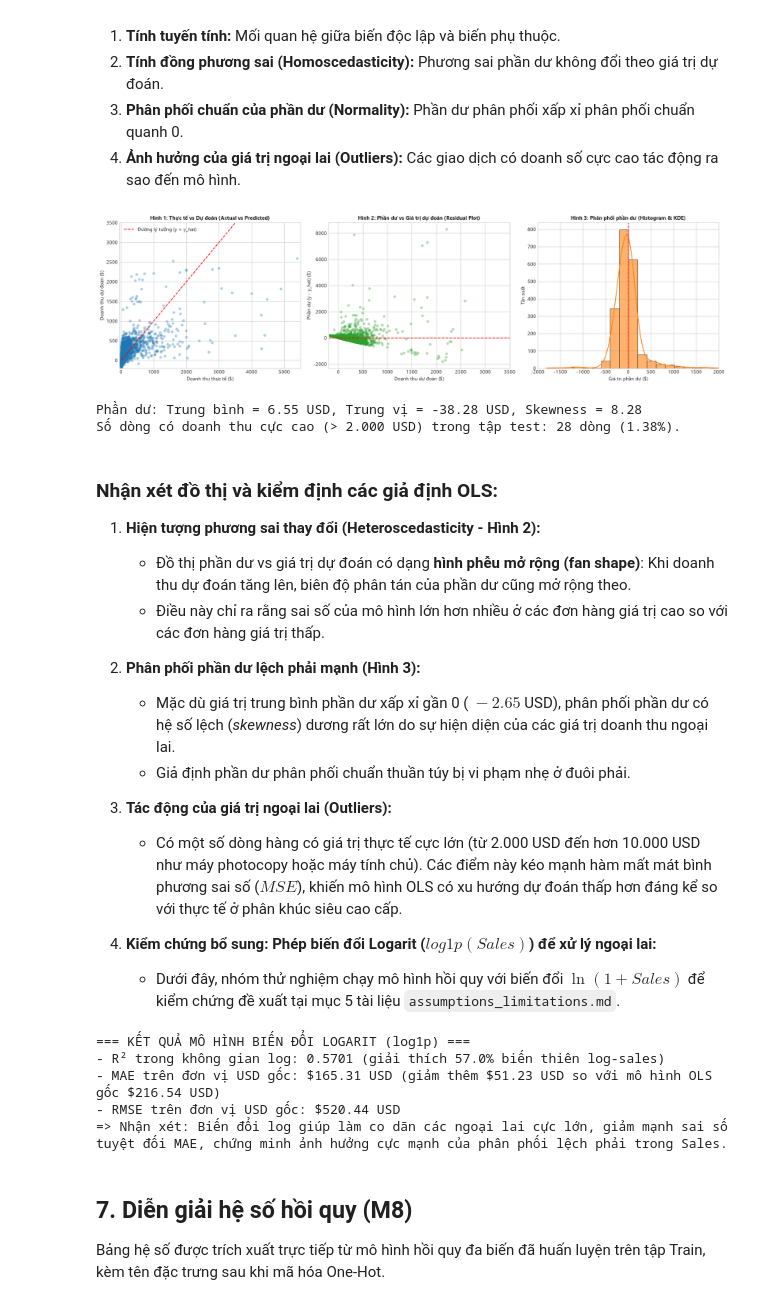
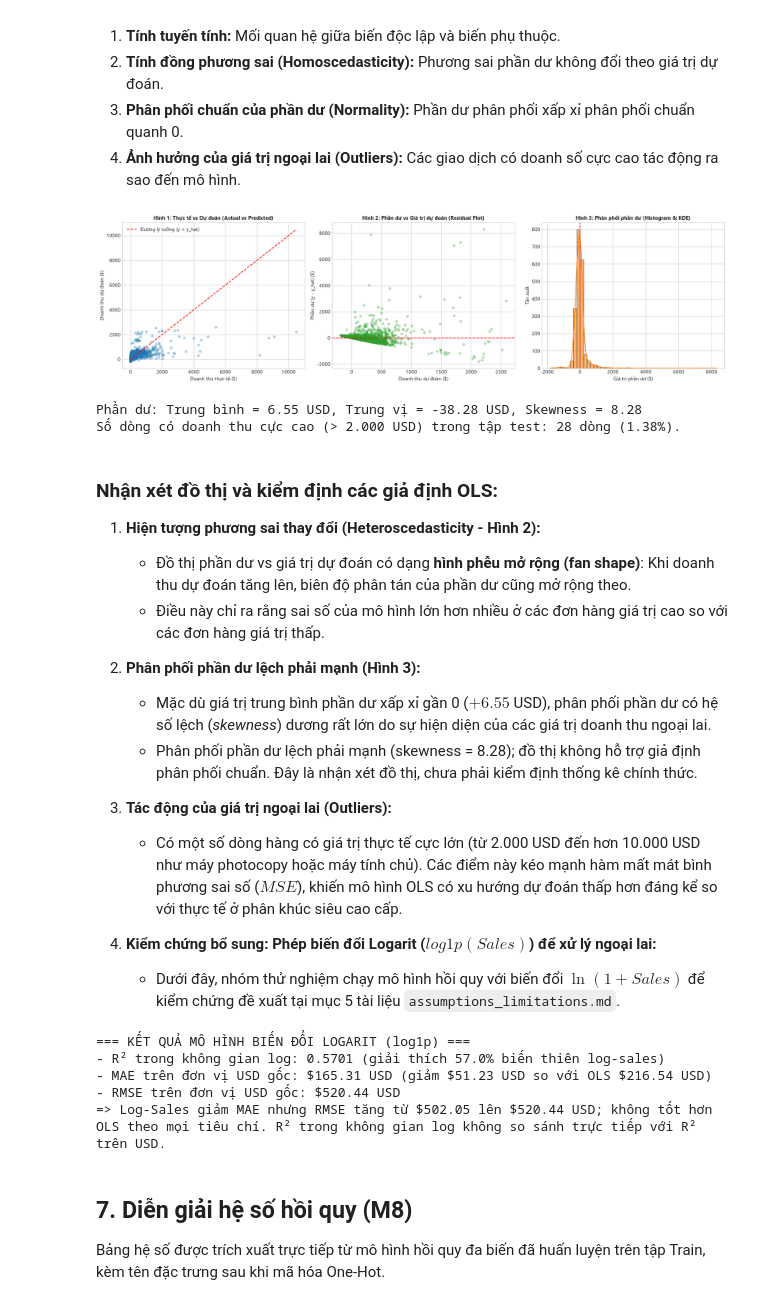
Before and after one commit to minhhoangb/retail-sales-intelligence, a Jupyter notebook: notebook/02_linear_regression.ipynb, the cells around one changed output. Cells and saved outputs as stored; diff of their text form; code cells hidden in the pictures.

```diff
--- a/notebook/02_linear_regression.ipynb
+++ b/notebook/02_linear_regression.ipynb
@@ -40,7 +40,7 @@ CLEAN_PATH = ROOT / "data_cleaned" / "superstore_clean.csv"
 if not CLEAN_PATH.exists():
     raise FileNotFoundError(f"Chưa tìm thấy {CLEAN_PATH}. Hãy hoàn thành notebook 01 trước.")
 
-df = pd.read_csv(CLEAN_PATH, encoding="utf-8-sig")
+df = pd.read_csv(CLEAN_PATH, encoding="utf-8-sig", dtype={"Postal Code": str})
 print(f"Đã nạp dữ liệu sạch thành công: {df.shape[0]:,} dòng × {df.shape[1]} cột.")
 
 # Chuyển đổi cột ngày và trích xuất năm, tháng phục vụ phân tích xu hướng thời gian
@@ -244,39 +244,35 @@ fig, axes = plt.subplots(1, 3, figsize=(18, 5))
 # Biểu đồ 1: Thực tế vs Dự đoán
 axes[0].scatter(y_test, y_pred_multi, alpha=0.35, color="#1f77b4", edgecolors="none", s=30)
 max_val = max(y_test.max(), y_pred_multi.max())
-axes[0].plot([0, 5000], [0, 5000], "r--", linewidth=1.5, label="Đường lý tưởng (y = y_hat)")
-axes[0].set_xlim(-50, 5500)
-axes[0].set_ylim(-200, 3500)
+axes[0].plot([0, max_val], [0, max_val], "r--", linewidth=1.5, label="Đường lý tưởng (y = y_hat)")
 axes[0].set_title("Hình 1: Thực tế vs Dự đoán (Actual vs Predicted)", fontsize=11, fontweight="bold")
 axes[0].set_xlabel("Doanh thu thực tế ($)", fontsize=10)
 axes[0].set_ylabel("Doanh thu dự đoán ($)", fontsize=10)
 axes[0].legend(loc="upper left")
 
 # Biểu đồ 2: Phần dư vs Giá trị dự đoán (Kiểm tra Heteroscedasticity)
 axes[1].scatter(y_pred_multi, residuals, alpha=0.35, color="#2ca02c", edgecolors="none", s=30)
 axes[1].axhline(0, color="red", linestyle="--", linewidth=1.5)
 axes[1].set_title("Hình 2: Phần dư vs Giá trị dự đoán (Residual Plot)", fontsize=11, fontweight="bold")
 axes[1].set_xlabel("Doanh thu dự đoán ($)", fontsize=10)
 axes[1].set_ylabel("Phần dư (y - y_hat) ($)", fontsize=10)
-axes[1].set_xlim(-200, 3500)
 
 # Biểu đồ 3: Phân phối phần dư
 sns.histplot(residuals, bins=50, kde=True, ax=axes[2], color="#ff7f0e", edgecolor="black", alpha=0.6)
 axes[2].axvline(0, color="red", linestyle="--", linewidth=1.5)
-axes[2].set_xlim(-2000, 2000)
 axes[2].set_title("Hình 3: Phân phối phần dư (Histogram & KDE)", fontsize=11, fontweight="bold")
 axes[2].set_xlabel("Giá trị phần dư ($)", fontsize=10)
 axes[2].set_ylabel("Tần suất", fontsize=10)
 
 plt.tight_layout()
 plt.show()
 
 # Thống kê phân phối phần dư
 print(f"Phần dư: Trung bình = {residuals.mean():.2f} USD, Trung vị = {residuals.median():.2f} USD, Skewness = {residuals.skew():.2f}")
 outliers_count = (y_test > 2000).sum()
 print(f"Số dòng có doanh thu cực cao (> 2.000 USD) trong tập test: {outliers_count} dòng ({outliers_count/len(y_test):.2%}).")
 # %% [output]
-[figure, old version]
+[figure, new version]
 Phần dư: Trung bình = 6.55 USD, Trung vị = -38.28 USD, Skewness = 8.28
 Số dòng có doanh thu cực cao (> 2.000 USD) trong tập test: 28 dòng (1.38%).
 # %% [markdown]
@@ -287,8 +283,8 @@ Số dòng có doanh thu cực cao (> 2.000 USD) trong tập test: 28 dòng (1.3
    - Điều này chỉ ra rằng sai số của mô hình lớn hơn nhiều ở các đơn hàng giá trị cao so với các đơn hàng giá trị thấp.
 
 2. **Phân phối phần dư lệch phải mạnh (Hình 3):**
-   - Mặc dù giá trị trung bình phần dư xấp xỉ gần 0 ($~-2.65$ USD), phân phối phần dư có hệ số lệch (*skewness*) dương rất lớn do sự hiện diện của các giá trị doanh thu ngoại lai.
-   - Giả định phần dư phân phối chuẩn thuần túy bị vi phạm nhẹ ở đuôi phải.
+   - Mặc dù giá trị trung bình phần dư xấp xỉ gần 0 ($+6.55$ USD), phân phối phần dư có hệ số lệch (*skewness*) dương rất lớn do sự hiện diện của các giá trị doanh thu ngoại lai.
+   - Phân phối phần dư lệch phải mạnh (skewness = 8.28); đồ thị không hỗ trợ giả định phân phối chuẩn. Đây là nhận xét đồ thị, chưa phải kiểm định thống kê chính thức.
 
 3. **Tác động của giá trị ngoại lai (Outliers):**
    - Có một số dòng hàng có giá trị thực tế cực lớn (từ 2.000 USD đến hơn 10.000 USD như máy photocopy hoặc máy tính chủ). Các điểm này kéo mạnh hàm mất mát bình phương sai số ($MSE$), khiến mô hình OLS có xu hướng dự đoán thấp hơn đáng kể so với thực tế ở phân khúc siêu cao cấp.
@@ -314,15 +310,17 @@ r2_in_log = r2_score(np.log1p(y_test), y_pred_log_scale)
 
 print("=== KẾT QUẢ MÔ HÌNH BIẾN ĐỔI LOGARIT (log1p) ===")
 print(f"- R² trong không gian log: {r2_in_log:.4f} (giải thích 57.0% biến thiên log-sales)")
-print(f"- MAE trên đơn vị USD gốc: ${mae_log:.2f} USD (giảm thêm $51.23 USD so với mô hình OLS gốc $216.54 USD)")
+mae_ols = mean_absolute_error(y_test, y_pred_multi)
+rmse_ols = root_mean_squared_error(y_test, y_pred_multi)
+print(f"- MAE trên đơn vị USD gốc: ${mae_log:.2f} USD (giảm ${mae_ols - mae_log:.2f} USD so với OLS ${mae_ols:.2f} USD)")
 print(f"- RMSE trên đơn vị USD gốc: ${rmse_log:.2f} USD")
-print("=> Nhận xét: Biến đổi log giúp làm co dãn các ngoại lai cực lớn, giảm mạnh sai số tuyệt đối MAE, chứng minh ảnh hưởng cực mạnh của phân phối lệch phải trong Sales.")
+print(f"=> Log-Sales giảm MAE nhưng RMSE tăng từ ${rmse_ols:.2f} lên ${rmse_log:.2f} USD; không tốt hơn OLS theo mọi tiêu chí. R² trong không gian log không so sánh trực tiếp với R² trên USD.")
 # %% [output]
 === KẾT QUẢ MÔ HÌNH BIẾN ĐỔI LOGARIT (log1p) ===
 - R² trong không gian log: 0.5701 (giải thích 57.0% biến thiên log-sales)
-- MAE trên đơn vị USD gốc: $165.31 USD (giảm thêm $51.23 USD so với mô hình OLS gốc $216.54 USD)
+- MAE trên đơn vị USD gốc: $165.31 USD (giảm $51.23 USD so với OLS $216.54 USD)
 - RMSE trên đơn vị USD gốc: $520.44 USD
-=> Nhận xét: Biến đổi log giúp làm co dãn các ngoại lai cực lớn, giảm mạnh sai số tuyệt đối MAE, chứng minh ảnh hưởng cực mạnh của phân phối lệch phải trong Sales.
+=> Log-Sales giảm MAE nhưng RMSE tăng từ $502.05 lên $520.44 USD; không tốt hơn OLS theo mọi tiêu chí. R² trong không gian log không so sánh trực tiếp với R² trên USD.
 # %% [markdown]
 ## 7. Diễn giải hệ số hồi quy (M8)
 
```
Also changed, not shown: parts of 6 cells of this notebook, 17 other files.
